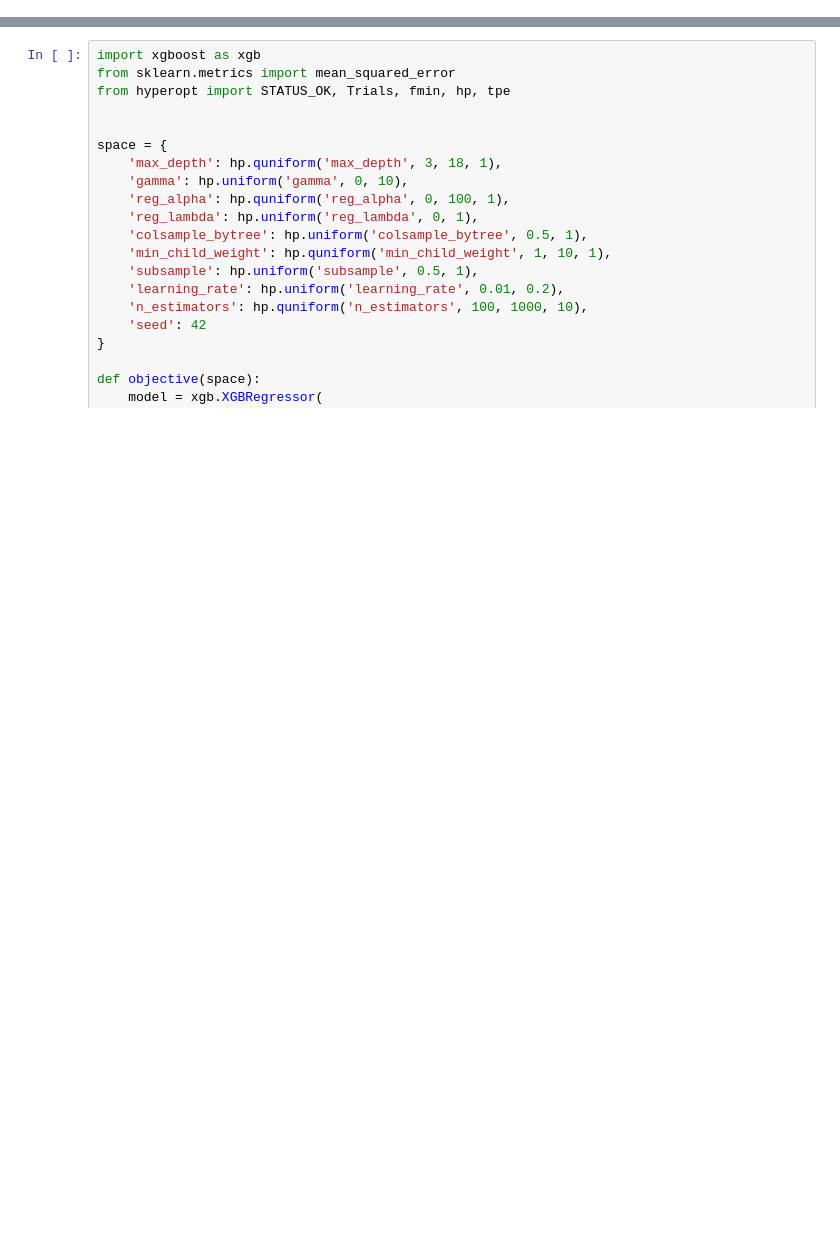
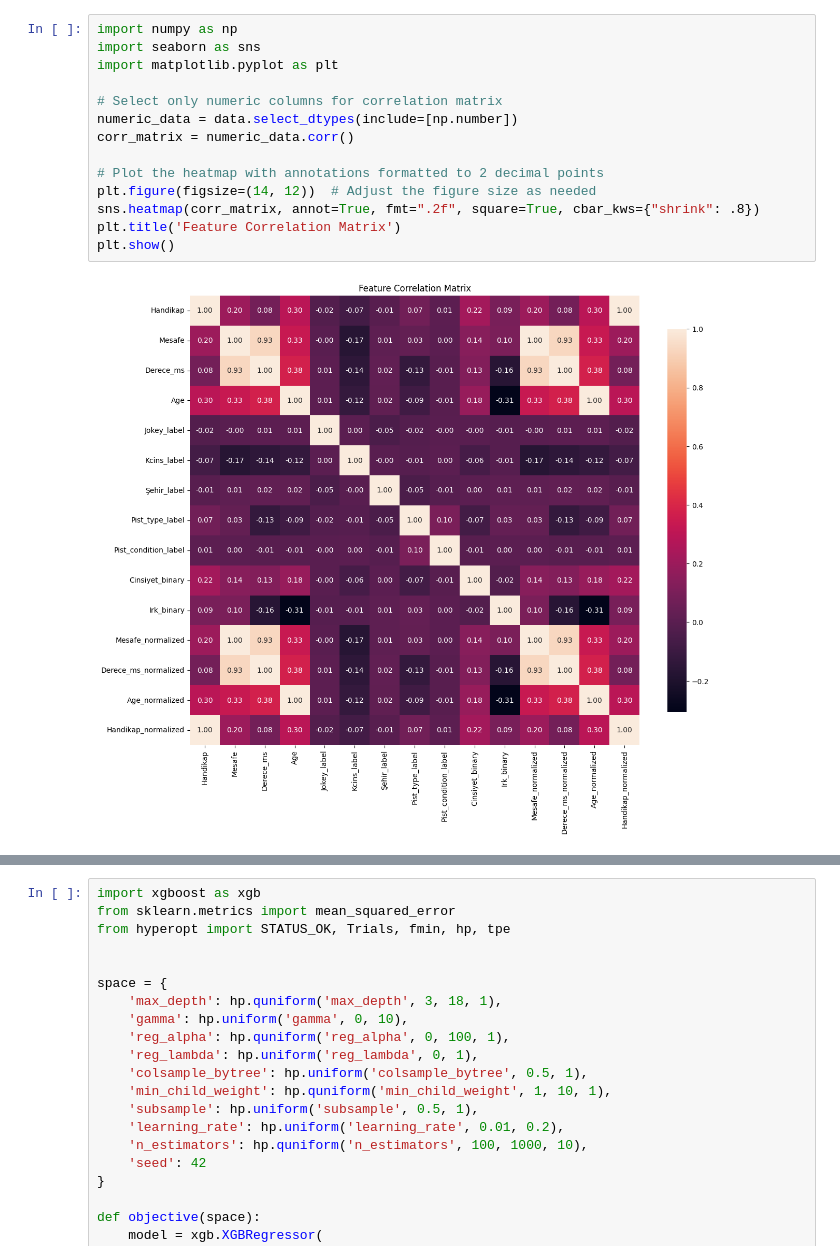
Before and after one commit to SeeknnDestroy/web-scraper, a Jupyter notebook: training_optimized.ipynb, the cells around one changed output, grey strips where cells are left out. Drawn from its saved outputs; the diff is of its cells as text; blank space fills up the shorter version.

```diff
--- a/training_optimized.ipynb
+++ b/training_optimized.ipynb
@@ -483,0 +844,16 @@ NameError: name 'model' is not defined
+# %%
+import numpy as np
+import seaborn as sns
+import matplotlib.pyplot as plt
+
+# Select only numeric columns for correlation matrix
+numeric_data = data.select_dtypes(include=[np.number])
+corr_matrix = numeric_data.corr()
+
+# Plot the heatmap with annotations formatted to 2 decimal points
+plt.figure(figsize=(14, 12))  # Adjust the figure size as needed
+sns.heatmap(corr_matrix, annot=True, fmt=".2f", square=True, cbar_kws={"shrink": .8})
+plt.title('Feature Correlation Matrix')
+plt.show()
+# %% [output]
+[figure, added]
```
Also changed, not shown: parts of 56 cells of this notebook, 5 other files.
